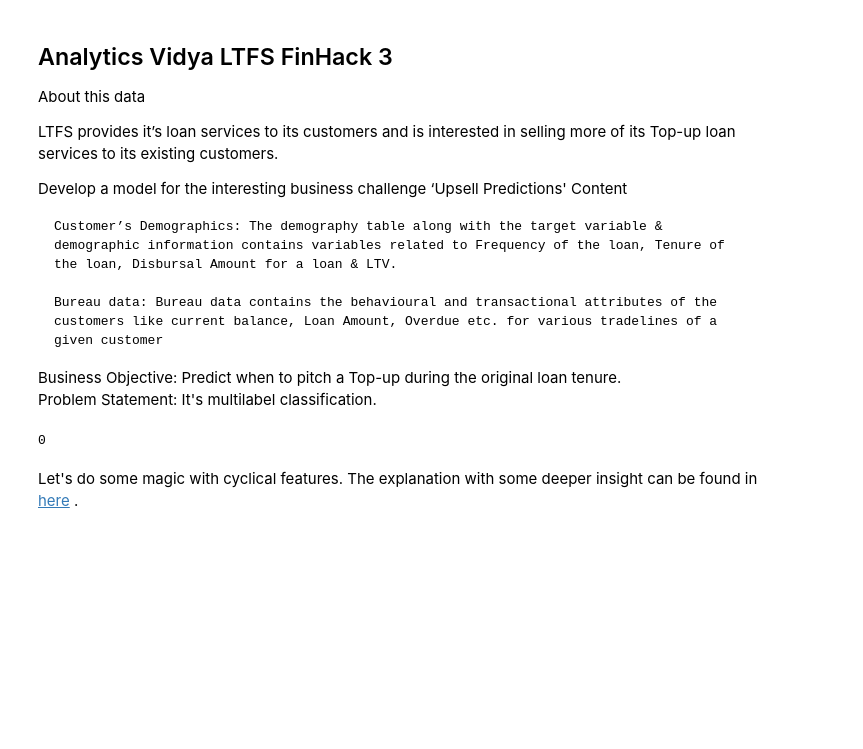
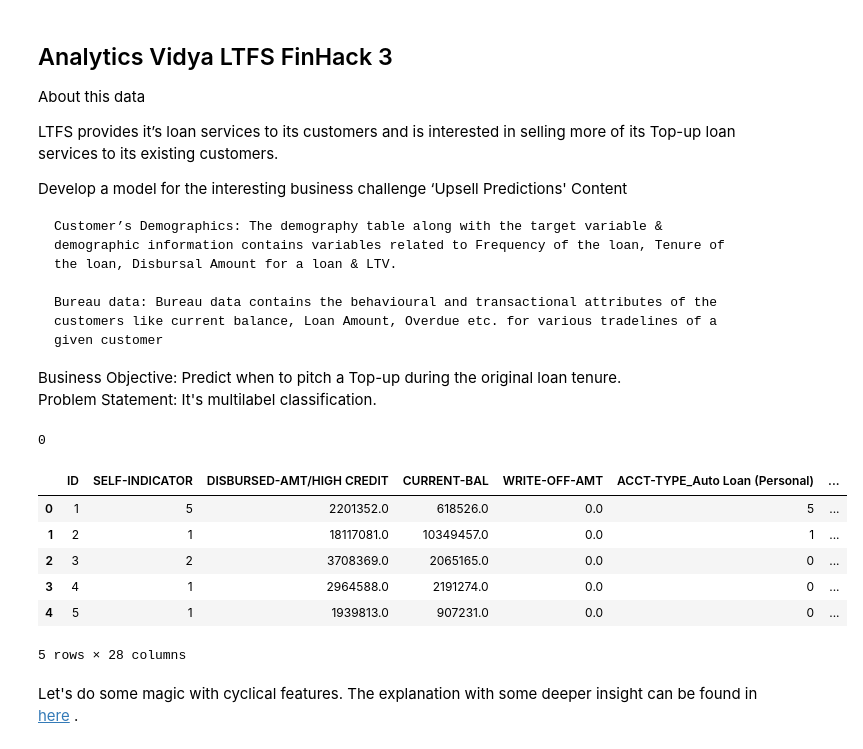
Before and after one commit to maslana146/ML-AI, a Jupyter notebook: LTFS Top-up Loan.ipynb, the cells around one changed output. Cells and saved outputs as stored; diff of their text form; code cells hidden in the pictures; blank space fills up the shorter version.

```diff
--- a/LTFS Top-up Loan.ipynb
+++ b/LTFS Top-up Loan.ipynb
@@ -55,3 +61,30 @@ gc.collect()
+# %%
+bureau['DISBURSED-DT']  = pd.to_datetime(bureau['DISBURSED-DT'])
+bureau['DATE-REPORTED'] = pd.to_datetime(bureau['DATE-REPORTED'])
+bureau['DATE-REPORTED'] = bureau['DATE-REPORTED'].fillna(bureau['DATE-REPORTED'].max())
+bureau['DISBURSED-DT']  = bureau['DISBURSED-DT'].fillna(bureau['DATE-REPORTED'])
+# %%
+bureau = bureau.drop(['REPORTED DATE - HIST','MATCH-TYPE','DPD - HIST', 'CUR BAL - HIST','AMT OVERDUE - HIST', 'AMT PAID - HIST'], axis=1)
+# %%
+bureau['CURRENT-BAL']               = bureau['CURRENT-BAL'].apply(lambda x: str(x).replace(',', ''))
+bureau['DISBURSED-AMT/HIGH CREDIT'] = bureau['DISBURSED-AMT/HIGH CREDIT'].apply(lambda x: str(x).replace(',', ''))
+bureau['WRITE-OFF-AMT']             = bureau['WRITE-OFF-AMT'].apply(lambda x: str(x).replace(',', ''))
+# %%
+for col in bureau.columns[-3:]:
+    bureau[col] = bureau[col].replace('nan', 0)
+    bureau[col] = bureau[col].apply(lambda x: float(x))
+# %%
+bureau = pd.get_dummies(data=bureau, columns=['ACCT-TYPE', 'OWNERSHIP-IND', 'CONTRIBUTOR-TYPE','ACCOUNT-STATUS'])
+bureau_data = bureau.groupby(['ID']).sum().reset_index()
+bureau_data.head()
+# %% [output]
+|  | ID | SELF-INDICATOR | DISBURSED-AMT/HIGH CREDIT | CURRENT-BAL | WRITE-OFF-AMT | ACCT-TYPE_Auto Loan (Personal) | ... |
+| 0 | 1 | 5 | 2201352.0 | 618526.0 | 0.0 | 5 | ... |
+| 1 | 2 | 1 | 18117081.0 | 10349457.0 | 0.0 | 1 | ... |
+| 2 | 3 | 2 | 3708369.0 | 2065165.0 | 0.0 | 0 | ... |
+| 3 | 4 | 1 | 2964588.0 | 2191274.0 | 0.0 | 0 | ... |
+| 4 | 5 | 1 | 1939813.0 | 907231.0 | 0.0 | 0 | ... |
+5 rows × 28 columns
 # %% [markdown]
 Let's do some magic with cyclical features. The explanation with some deeper insight can be found in <a href="http://blog.davidkaleko.com/feature-engineering-cyclical-features.html">here</a>
 .
```
Also changed, not shown: parts of 83 cells of this notebook.
